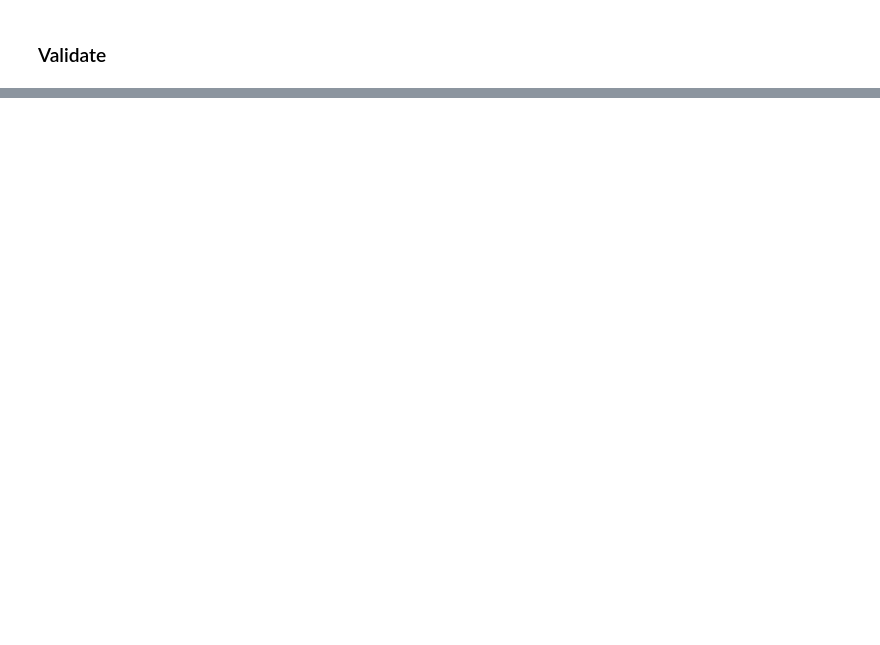
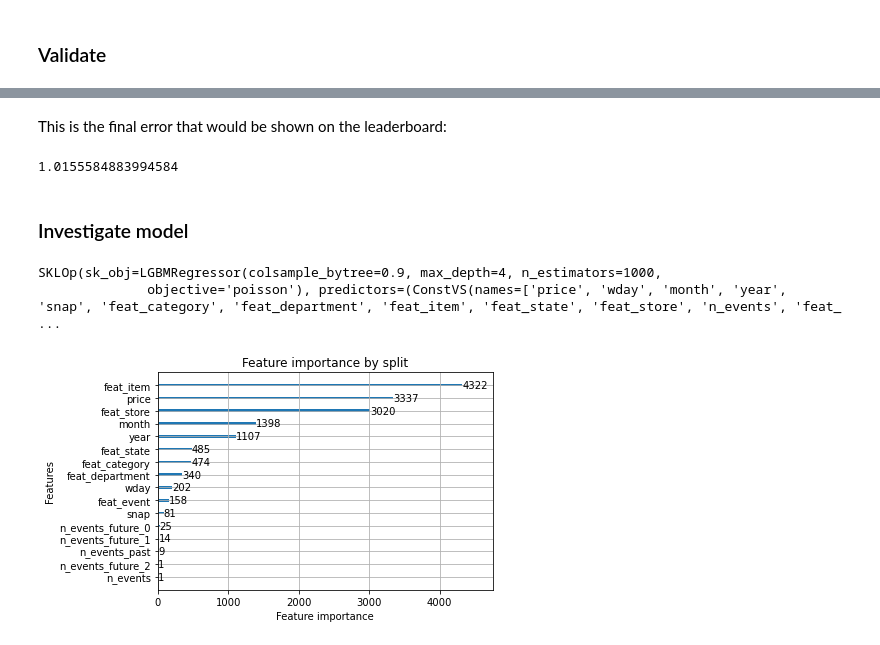
Before and after one commit to NowanIlfideme/m5-competition, a Jupyter notebook: nb/2_Models.ipynb, the cells around one changed output, grey strips where cells are left out. Saved outputs shown, nothing was run; the diff lists cells and outputs as text; code cells hidden in the pictures; blank space fills up the shorter version.

Commit message:
Added features, switched some inputs to cats. Also added feature importance.

```diff
--- a/nb/2_Models.ipynb
+++ b/nb/2_Models.ipynb
@@ -227,0 +361,19 @@ However, a 1-step-ahead forecast is impossible to use, because the forecast peri
+# %% [markdown]
+This is the final error that would be shown on the leaderboard:
+# %%
+# result = wrmsse_total(xy1, xy2_hat, t_hat="sales_hat")
+result = errors_per_level.mean()
+result
+# %% [output]
+1.0155584883994584
+# %% [markdown]
+### Investigate model
+# %%
+mdl
+# %% [output]
+SKLOp(sk_obj=LGBMRegressor(colsample_bytree=0.9, max_depth=4, n_estimators=1000,
+              objective='poisson'), predictors=(ConstVS(names=['price', 'wday', 'month', 'year', 'snap', 'feat_category', 'feat_department', 'feat_item', 'feat_state', 'feat_store', 'n_events', 'feat_ ...
+# %%
+lgb.plot_importance(mdl.sk_obj, importance_type="split", title="Feature importance by split");
+# %% [output]
+[figure, added]
```
Also changed, not shown: parts of 40 cells of this notebook.
